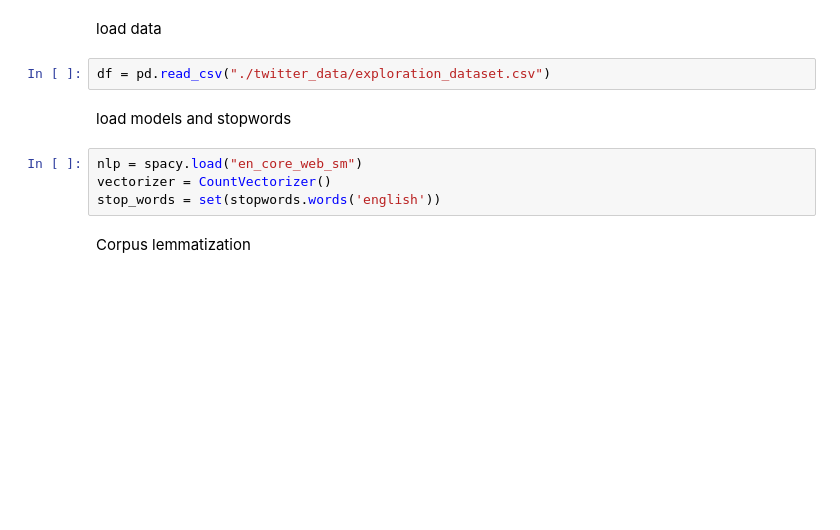
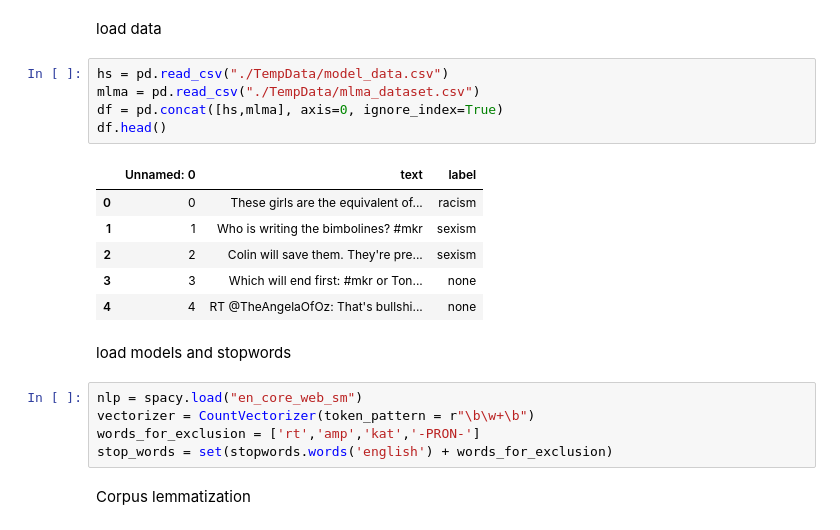
Before and after one commit to fbormann/mineracao-dados, a Jupyter notebook: Decision Tree Lemma.ipynb, the cells around one changed output. Saved outputs shown, nothing was run; the diff lists cells and outputs as text; blank space fills up the shorter version.

```diff
--- a/Decision Tree Lemma.ipynb
+++ b/Decision Tree Lemma.ipynb
@@ -12,13 +15,24 @@ ModuleNotFoundError: No module named 'graphviz'
 # %% [markdown]
 load data
-# %%
-df = pd.read_csv("./twitter_data/exploration_dataset.csv")
+# %%
+hs = pd.read_csv("./TempData/model_data.csv")
+mlma = pd.read_csv("./TempData/mlma_dataset.csv")
+df = pd.concat([hs,mlma], axis=0, ignore_index=True)
+df.head()
+# %% [output]
+|  | Unnamed: 0 | text | label |
+| 0 | 0 | These girls are the equivalent of... | racism |
+| 1 | 1 | Who is writing the bimbolines? #mkr | sexism |
+| 2 | 2 | Colin will save them. They're pre... | sexism |
+| 3 | 3 | Which will end first: #mkr or Ton... | none |
+| 4 | 4 | RT @TheAngelaOfOz: That's bullshi... | none |
 # %% [markdown]
 load models and stopwords
 # %%
 nlp = spacy.load("en_core_web_sm")
-vectorizer = CountVectorizer()
-stop_words = set(stopwords.words('english'))
+vectorizer = CountVectorizer(token_pattern = r"\b\w+\b")
+words_for_exclusion = ['rt','amp','kat','-PRON-']
+stop_words = set(stopwords.words('english') + words_for_exclusion)
 # %% [markdown]
 Corpus lemmatization
 # %%
```
Also changed, not shown: parts of 7 cells of this notebook, 3 other files.
